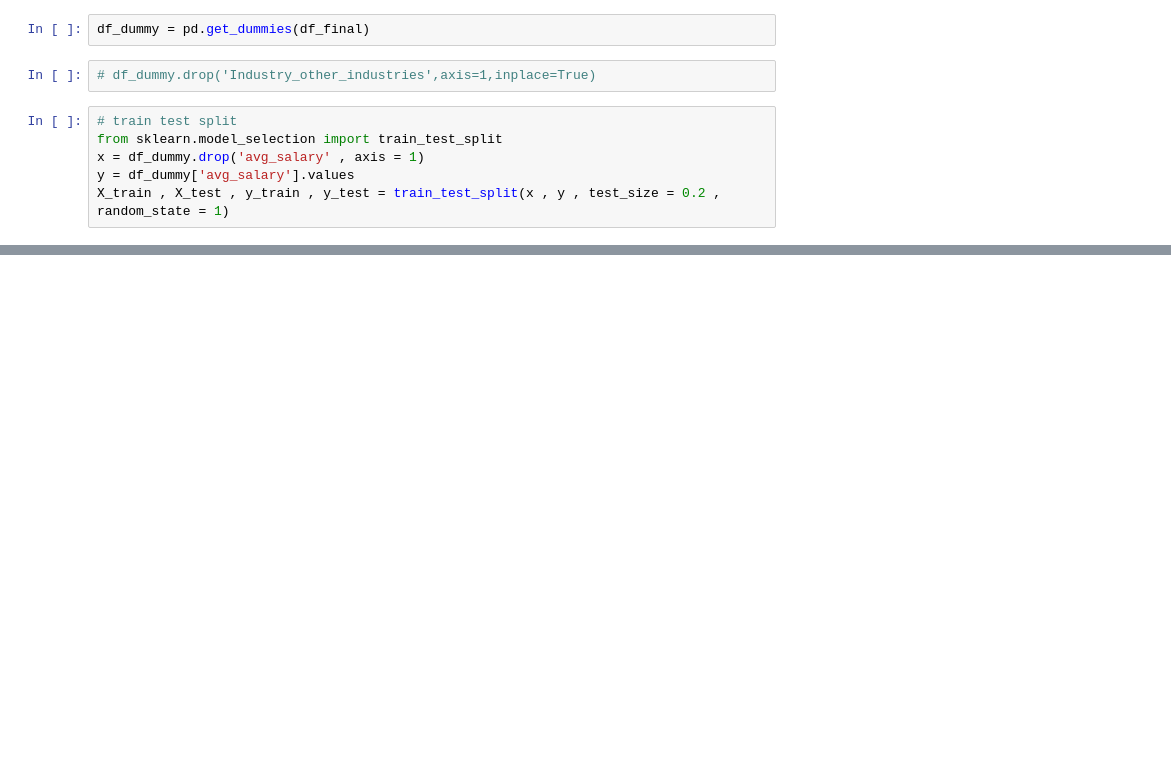
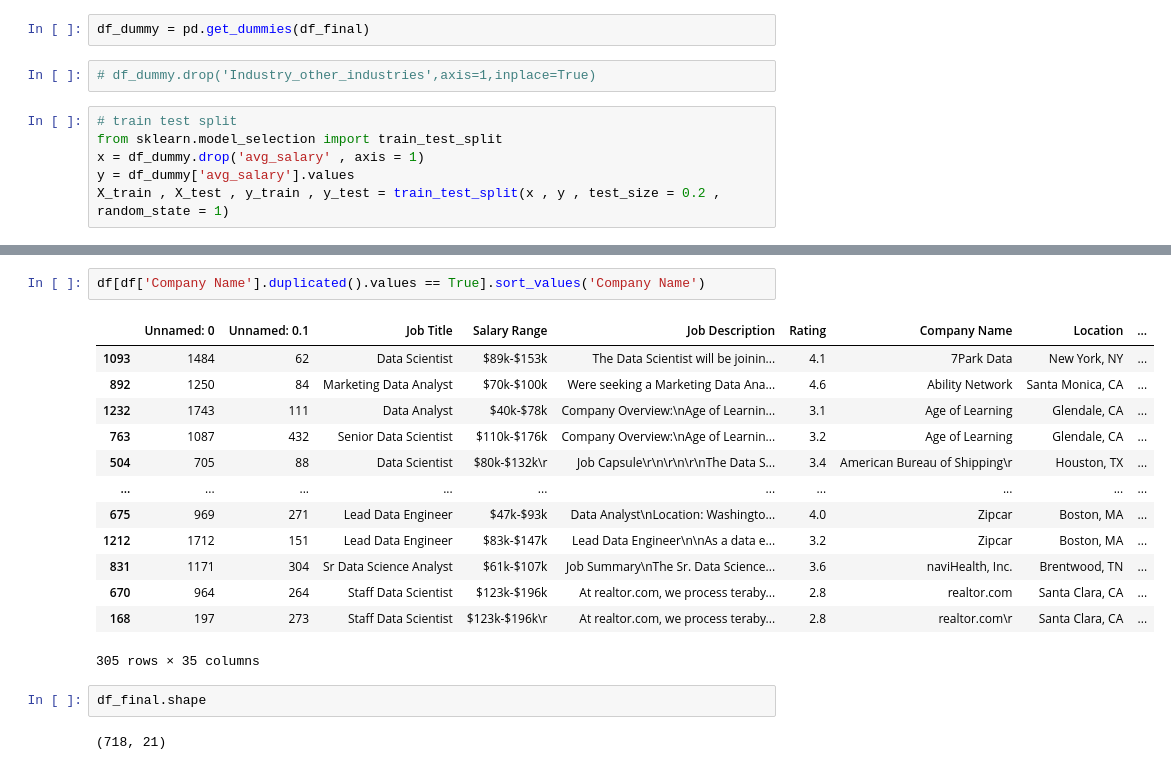
Before and after one commit to Navid-Ar/Data-Related-Jobs, a Jupyter notebook: Model Development.ipynb, the cells around one changed output, grey strips where cells are left out. Drawn from its saved outputs; the diff is of its cells as text; blank space fills up the shorter version.

```diff
--- a/Model Development.ipynb
+++ b/Model Development.ipynb
@@ -138,0 +139,20 @@ grid.best_estimator_.score(X_test,y_test)
+# %%
+df[df['Company Name'].duplicated().values == True].sort_values('Company Name')
+# %% [output]
+|  | Unnamed: 0 | Unnamed: 0.1 | Job Title | Salary Range | Job Description | Rating | Company Name | Location | ... |
+| 1093 | 1484 | 62 | Data Scientist | $89k-$153k | The Data Scientist will be joinin... | 4.1 | 7Park Data | New York, NY | ... |
+| 892 | 1250 | 84 | Marketing Data Analyst | $70k-$100k | Were seeking a Marketing Data Ana... | 4.6 | Ability Network | Santa Monica, CA | ... |
+| 1232 | 1743 | 111 | Data Analyst | $40k-$78k | Company Overview:\nAge of Learnin... | 3.1 | Age of Learning | Glendale, CA | ... |
+| 763 | 1087 | 432 | Senior Data Scientist | $110k-$176k | Company Overview:\nAge of Learnin... | 3.2 | Age of Learning | Glendale, CA | ... |
+| 504 | 705 | 88 | Data Scientist | $80k-$132k\r | Job Capsule\r\n\r\n\r\nThe Data S... | 3.4 | American Bureau of Shipping\r | Houston, TX | ... |
+| ... | ... | ... | ... | ... | ... | ... | ... | ... | ... |
+| 675 | 969 | 271 | Lead Data Engineer | $47k-$93k | Data Analyst\nLocation: Washingto... | 4.0 | Zipcar | Boston, MA | ... |
+| 1212 | 1712 | 151 | Lead Data Engineer | $83k-$147k | Lead Data Engineer\n\nAs a data e... | 3.2 | Zipcar | Boston, MA | ... |
+| 831 | 1171 | 304 | Sr Data Science Analyst | $61k-$107k | Job Summary\nThe Sr. Data Science... | 3.6 | naviHealth, Inc. | Brentwood, TN | ... |
+| 670 | 964 | 264 | Staff Data Scientist | $123k-$196k | At realtor.com, we process teraby... | 2.8 | realtor.com | Santa Clara, CA | ... |
+| 168 | 197 | 273 | Staff Data Scientist | $123k-$196k\r | At realtor.com, we process teraby... | 2.8 | realtor.com\r | Santa Clara, CA | ... |
+305 rows × 35 columns
+# %%
+df_final.shape
+# %% [output]
+(718, 21)
```
Also changed, not shown: parts of 12 cells of this notebook, 28 other files.
